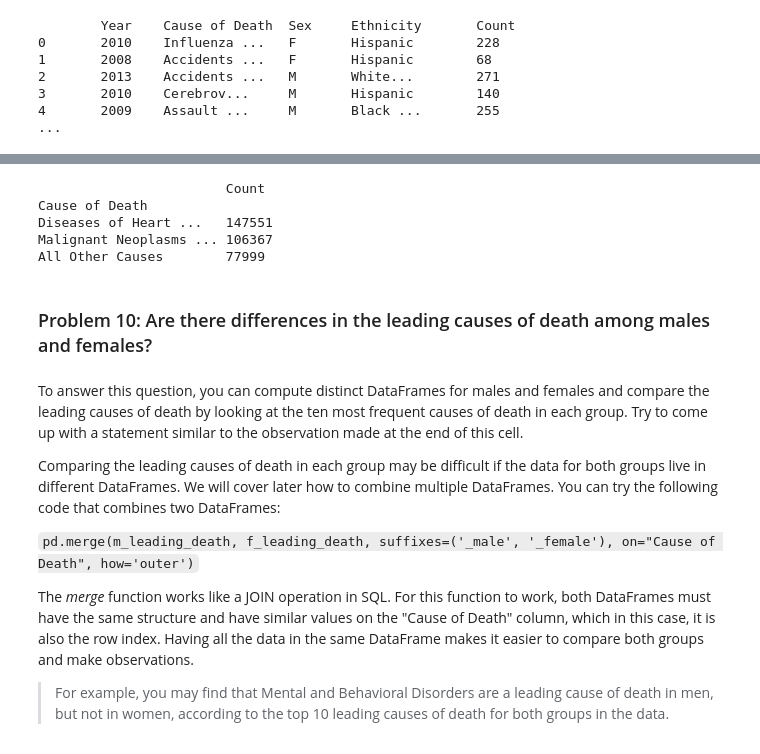
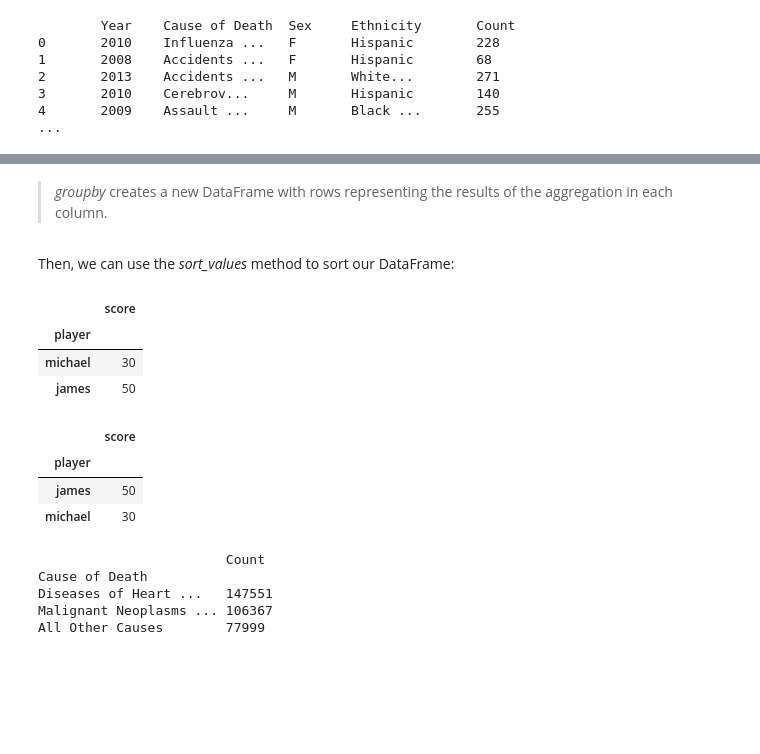
Before and after one commit to josecarlosgt/Data-Processing-and-Analytics, a Jupyter notebook: Lab_Practice.ipynb, the cells around one changed output, grey strips where cells are left out. Saved outputs shown, nothing was run; the diff lists cells and outputs as text; code cells hidden in the pictures; blank space fills up the shorter version.

```diff
--- a/Lab_Practice.ipynb
+++ b/Lab_Practice.ipynb
@@ -206,3 +287,21 @@ grouped_data_frame = data_frame.groupby(['player']).sum()`
+# %% [markdown]
+> *groupby* creates a new DataFrame with rows representing the results of the aggregation in each column.
+# %% [markdown]
+Then, we can use the *sort_values* method to sort our DataFrame:
+# %%
+grouped_data_frame.sort_values(by="score", ascending = True)
+# %% [output]
+|  | score |
+| player |  |
+| michael | 30 |
+| james | 50 |
+# %%
+grouped_data_frame.sort_values(by="score", ascending = False)
+# %% [output]
+|  | score |
+| player |  |
+| james | 50 |
+| michael | 30 |
 # %%
 # YOUR SOLUTION
 # %%
@@ -221,15 +320,3 @@ Cause of Death
 Diseases of Heart ...   147551
 Malignant Neoplasms ... 106367
 All Other Causes        77999
-# %% [markdown]
-### Problem 10:  Are there differences in the leading causes of death among males and females?
-# %% [markdown]
-To answer this question, you can compute distinct DataFrames for males and females and compare the leading causes of death by looking at the ten most frequent causes of death in each group. Try to come up with a statement similar to the observation made at the end of this cell.
-
-Comparing the leading causes of death in each group may be difficult if the data for both groups live in different DataFrames. We will cover later how to combine multiple DataFrames. You can try the following code that combines two DataFrames:
-
-`pd.merge(m_leading_death, f_leading_death, suffixes=('_male', '_female'), on="Cause of Death", how='outer')`
-
-The *merge* function works like a JOIN operation in SQL. For this function to work, both DataFrames must have the same structure and have similar values on the "Cause of Death" column, which in this case, it is also the row index. Having all the data in the same DataFrame makes it easier to compare both groups and make observations.
-
-> For example, you may find that Mental and Behavioral Disorders are a leading cause of death in men, but not in women, according to the top 10 leading causes of death for both groups in the data.
```
Also changed, not shown: parts of 52 cells of this notebook, 4 other files.
